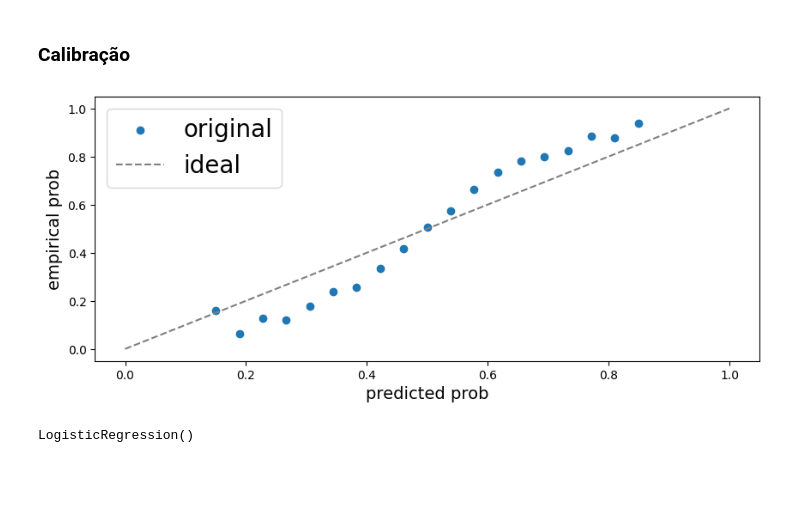
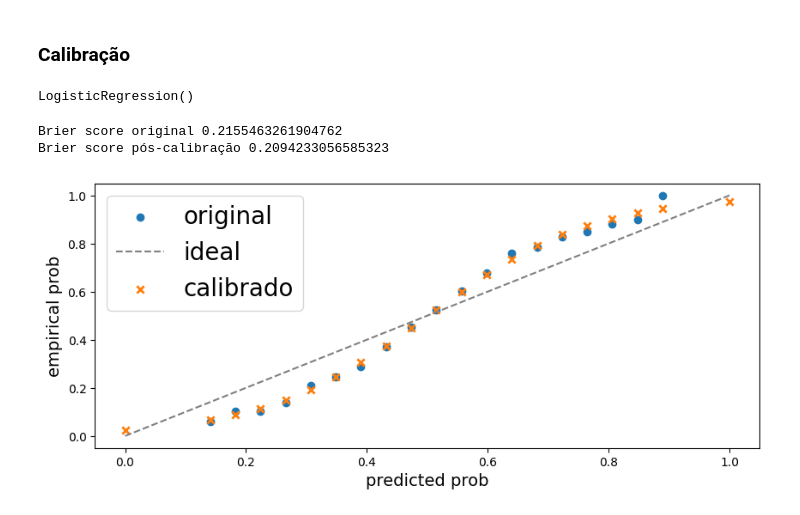
Before and after one commit to fmromeiro/mo810-kidney-waitlist, a Jupyter notebook: model.ipynb, the cells around one changed output. Cells and saved outputs as stored; diff of their text form; code cells hidden in the pictures; blank space fills up the shorter version.

Commit message:
calibrate treee

```diff
--- a/model.ipynb
+++ b/model.ipynb
@@ -455,28 +455,47 @@ Abaixo, tentamos encontrar o limite que aproxima a distribuição de classes ent
 Como não existe alteração entre limite 0.999 e 0.9999 e com limite 1 obtemos uma distribuição menor que no dado original e limite 0.999 obtemos uma distribuição maior, estas são as melhores aproximações possíveis para a distibuição original.
 # %% [markdown]
 ### Calibração
+# %%
+from sklearn.ensemble import RandomForestClassifier
+forest = RandomForestClassifier(n_estimators=200, max_features='log2')
+forest.fit(X_train, y_train)
+y_test_forest_2 = forest.predict_proba(X_test)[:,1]
 # %%
 import matplotlib.pyplot as plt
+# %%
+from sklearn.linear_model import LogisticRegression
+lr = LogisticRegression()
+lr.fit(y_test_forest_2.reshape(-1,1), y_test)
+# %% [output]
+LogisticRegression()
 # %%
-pred_probs_space = np.linspace(y_test_forest.min(), y_test_forest.max(), 20)
+from sklearn.metrics import brier_score_loss
+pred_probs_space = np.linspace(y_test_forest_2.min(), y_test_forest_2.max(), 20)
 
 empirical_probs = []
 pred_probs_midpoints = []
 
 for i in range(len(pred_probs_space)-1):
-    empirical_probs.append(np.mean(y_test[(y_test_forest > pred_probs_space[i]) & (y_test_forest < pred_probs_space[i+1])]))
+    empirical_probs.append(np.mean(y_test[(y_test_forest_2 > pred_probs_space[i]) & (y_test_forest_2 < pred_probs_space[i+1])]))
     pred_probs_midpoints.append((pred_probs_space[i] + pred_probs_space[i+1])/2)
 
+
+calibrated_probs = lr.predict_proba(np.array([0.0]+pred_probs_midpoints+[1.0]).reshape(-1,1))[:,1]
+print('Brier score original', brier_score_loss(y_test, y_test_forest_2.reshape(-1,1)))
+print('Brier score pós-calibração', brier_score_loss(y_test, lr.predict_proba(y_test_forest_2.reshape(-1,1))[:,1]))
 
 plt.figure(figsize=(10,4))
 plt.scatter(pred_probs_midpoints, empirical_probs, marker='o')
 # plt.title(f"{model_str}", fontsize=20)
 plt.xlabel('predicted prob', fontsize=14)
 plt.ylabel('empirical prob', fontsize=14)
 
 plt.plot([0,1],[0,1],linestyle='--',color='gray')
+plt.scatter([0.0]+pred_probs_midpoints+[1.0], calibrated_probs, linewidth=2, marker='x')
 
-plt.legend(['original', 'ideal'], fontsize=20)
+plt.legend(['original', 'ideal', 'calibrado'], fontsize=20)
 plt.show()
 # %% [output]
+Brier score original 0.2155463261904762
+Brier score pós-calibração 0.2094233056585323
-[figure, old version]
+[figure, new version]
@@ -485,5 +501,0 @@ from sklearn.linear_model import LogisticRegression
-# %%
-lr = LogisticRegression()
-lr.fit(y_test_forest.reshape(-1,1), y_test)
-# %% [output]
-LogisticRegression()
```
Also changed, not shown: parts of 3 cells of this notebook.
